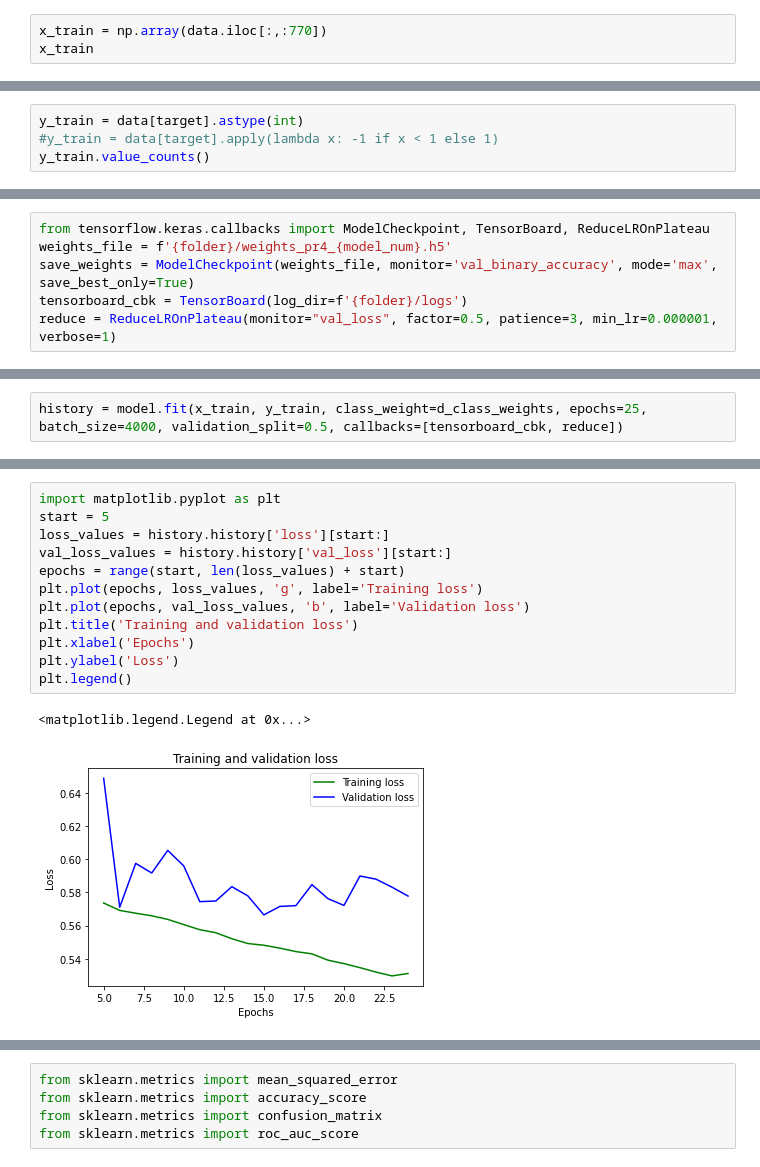
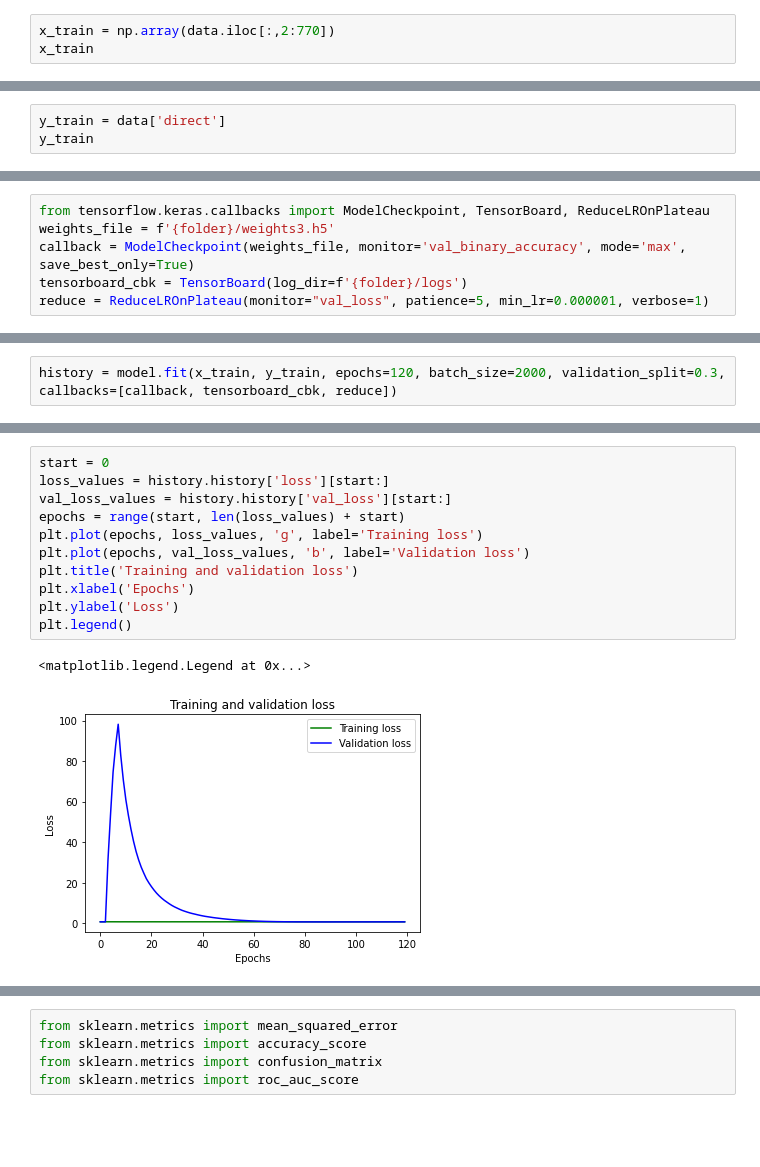
Before and after one commit to MasterElp/project1, a Jupyter notebook: 8_fit_predict.ipynb, the cells around one changed output, grey strips where cells are left out. Drawn from its saved outputs; the diff is of its cells as text; blank space fills up the shorter version.

```diff
--- a/8_fit_predict.ipynb
+++ b/8_fit_predict.ipynb
@@ -66,4 +46,4 @@ test = data_shaffle.iloc[200000:,:]
 # %%
-x_train = np.array(data.iloc[:,:770])
+x_train = np.array(data.iloc[:,2:770])
 x_train
 # %% [output]
@@ -109,5 +63,4 @@ target = 'change_7_direct'
 # %%
-y_train = data[target].astype(int)
-#y_train = data[target].apply(lambda x: -1 if x < 1 else 1)
-y_train.value_counts()
+y_train = data['direct']
+y_train
 # %% [output]
@@ -169,6 +85,6 @@ model_num+=1
 # %%
 from tensorflow.keras.callbacks import ModelCheckpoint, TensorBoard, ReduceLROnPlateau
-weights_file = f'{folder}/weights_pr4_{model_num}.h5'
-save_weights = ModelCheckpoint(weights_file, monitor='val_binary_accuracy', mode='max', save_best_only=True)
+weights_file = f'{folder}/weights3.h5'
+callback = ModelCheckpoint(weights_file, monitor='val_binary_accuracy', mode='max', save_best_only=True)
 tensorboard_cbk = TensorBoard(log_dir=f'{folder}/logs')
-reduce = ReduceLROnPlateau(monitor="val_loss", factor=0.5, patience=3, min_lr=0.000001, verbose=1)
+reduce = ReduceLROnPlateau(monitor="val_loss", patience=5, min_lr=0.000001, verbose=1)
@@ -181,3 +163,3 @@ model_json = model.to_json()
 # %%
-history = model.fit(x_train, y_train, class_weight=d_class_weights, epochs=25, batch_size=4000, validation_split=0.5, callbacks=[tensorboard_cbk, reduce])
+history = model.fit(x_train, y_train, epochs=120, batch_size=2000, validation_split=0.3, callbacks=[callback, tensorboard_cbk, reduce])
 # %% [output]
@@ -201,18 +183,17 @@ Epoch 00025: ReduceLROnPlateau reducing learning rate to 0.00015624999650754035.
 # %%
-import matplotlib.pyplot as plt
-start = 5
+start = 0
 loss_values = history.history['loss'][start:]
 val_loss_values = history.history['val_loss'][start:]
 epochs = range(start, len(loss_values) + start)
 plt.plot(epochs, loss_values, 'g', label='Training loss')
 plt.plot(epochs, val_loss_values, 'b', label='Validation loss')
 plt.title('Training and validation loss')
 plt.xlabel('Epochs')
 plt.ylabel('Loss')
 plt.legend()
 # %% [output]
 <matplotlib.legend.Legend at 0x...>
-[figure, old version]
+[figure, new version]
 # %%
 plt.clf()
 acc_values = history.history['binary_accuracy']
```
Also changed, not shown: parts of 43 cells of this notebook, 52 other files.
